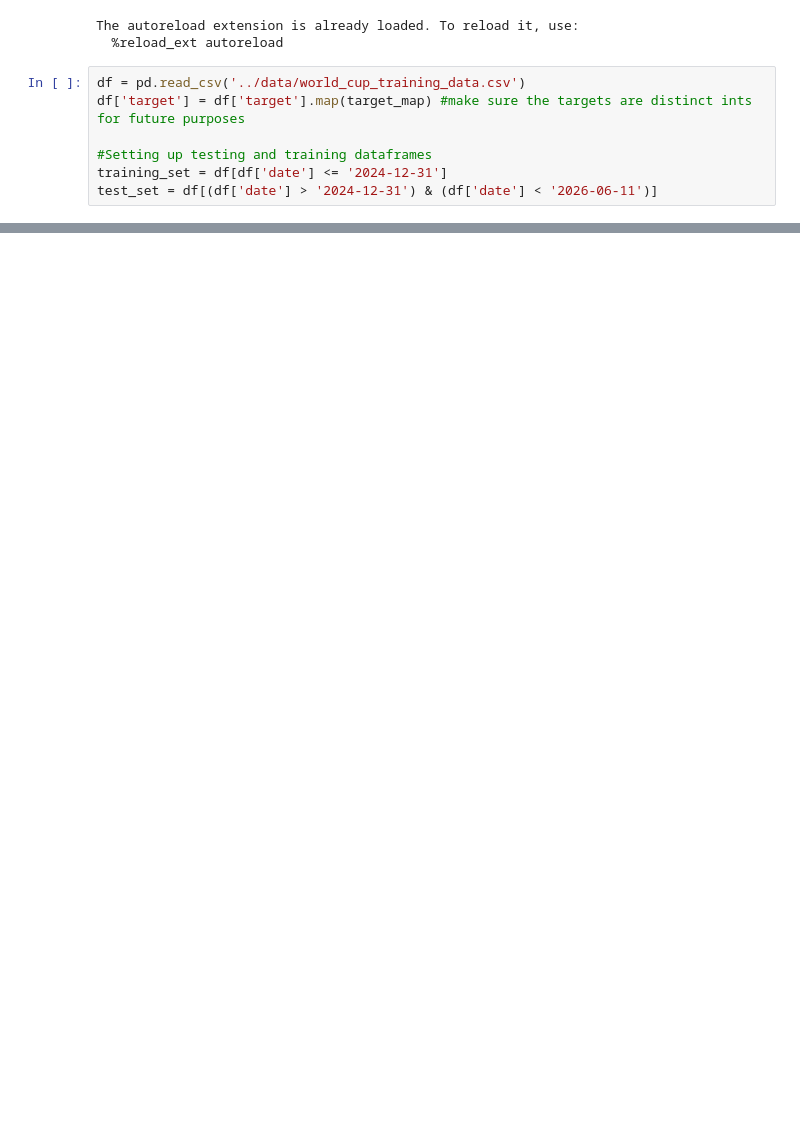
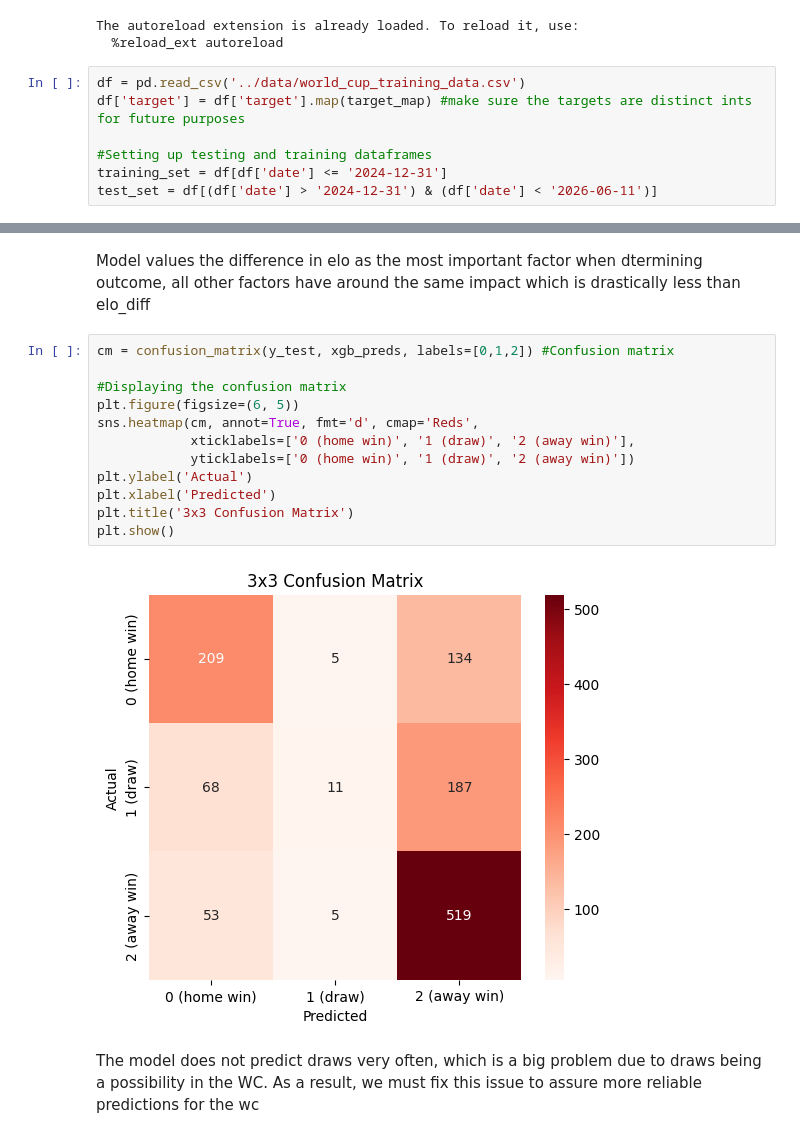
Before and after one commit to arms-and-hands155/WC2026-Predictor, a Jupyter notebook: notebooks/02_model.ipynb, the cells around one changed output, grey strips where cells are left out. Drawn from its saved outputs; the diff is of its cells as text; blank space fills up the shorter version.

```diff
--- a/notebooks/02_model.ipynb
+++ b/notebooks/02_model.ipynb
@@ -35,0 +76,18 @@ X_train_scaled = X_train.copy()
+# %% [markdown]
+Model values the difference in elo as the most important factor when dtermining outcome, all other factors have around the same impact which is drastically less than elo_diff
+# %%
+cm = confusion_matrix(y_test, xgb_preds, labels=[0,1,2]) #Confusion matrix
+
+#Displaying the confusion matrix
+plt.figure(figsize=(6, 5))
+sns.heatmap(cm, annot=True, fmt='d', cmap='Reds',
+            xticklabels=['0 (home win)', '1 (draw)', '2 (away win)'],
+            yticklabels=['0 (home win)', '1 (draw)', '2 (away win)'])
+plt.ylabel('Actual')
+plt.xlabel('Predicted')
+plt.title('3x3 Confusion Matrix')
+plt.show()
+# %% [output]
+[figure, added]
+# %% [markdown]
+The model does not predict draws very often, which is a big problem due to draws being a possibility in the WC. As a result, we must fix this issue to assure more reliable predictions for the wc
```
Also changed, not shown: parts of 7 cells of this notebook, 2 other files.
